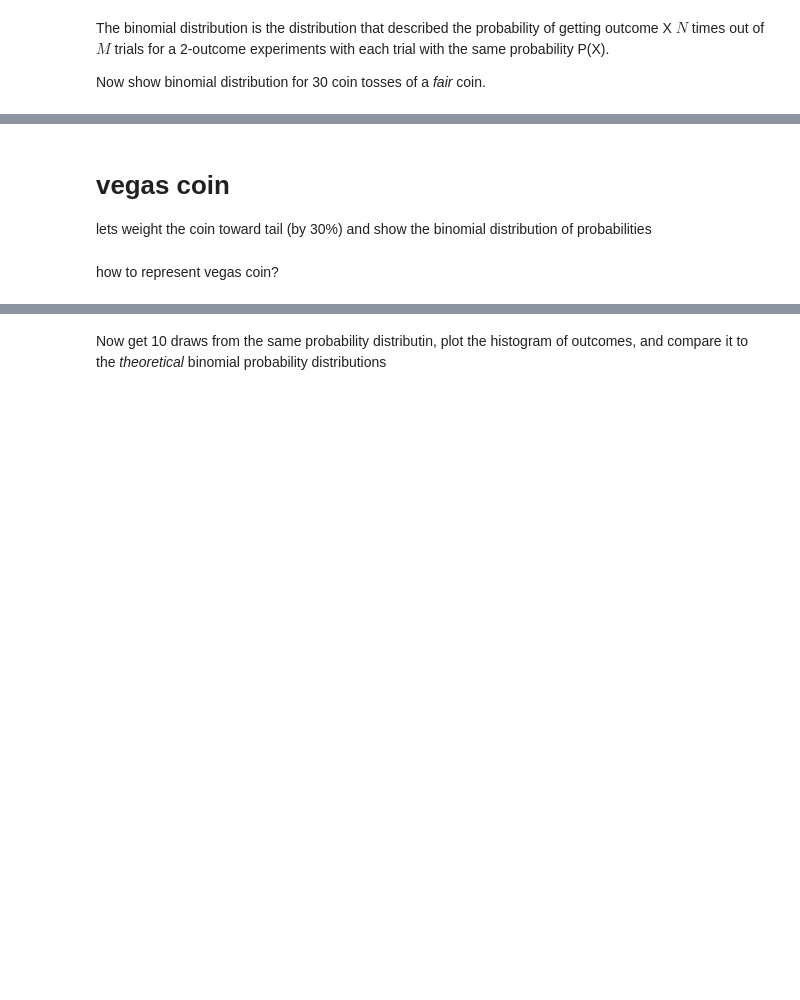
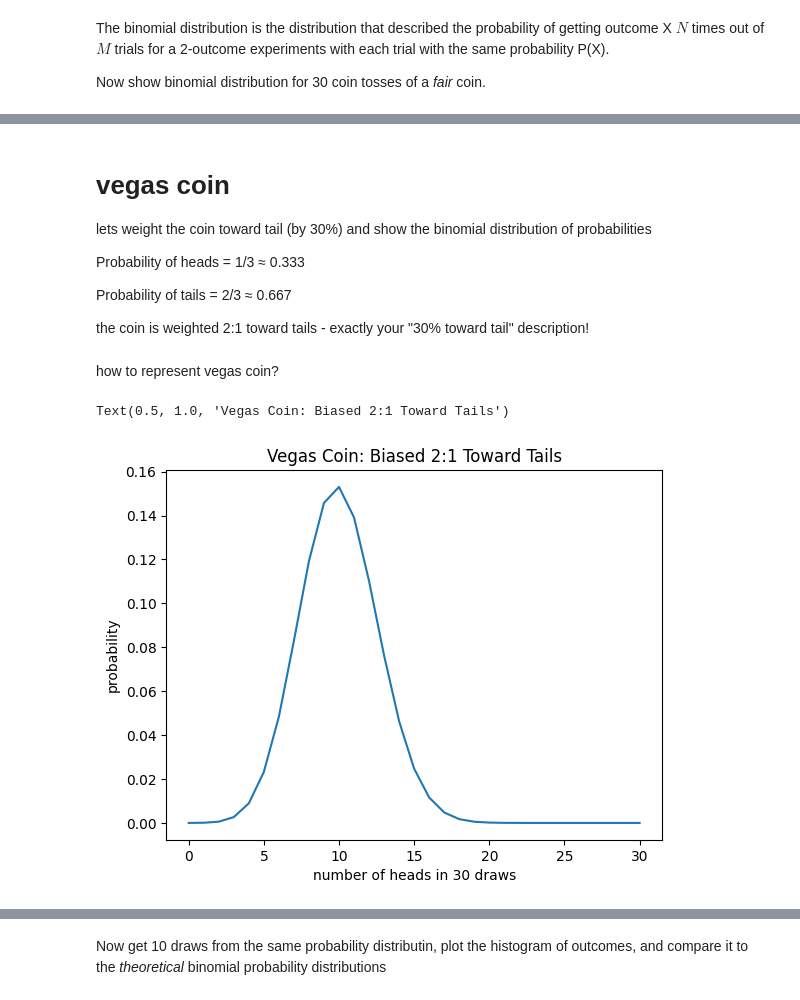
Before and after one commit to elhamkashi/DSPS_EKashi, a Jupyter notebook: Labs/stat/Instructions_coin_tosses.ipynb, the cells around one changed output, grey strips where cells are left out. Drawn from its saved outputs; the diff is of its cells as text; code cells hidden in the pictures; blank space fills up the shorter version.

```diff
--- a/Labs/stat/Instructions_coin_tosses.ipynb
+++ b/Labs/stat/Instructions_coin_tosses.ipynb
@@ -66,5 +78,20 @@ plt.ylabel("probability");
 # %% [markdown]
 # vegas coin
 lets weight the coin toward tail (by 30%) and show the binomial distribution of probabilities
+
+Probability of heads = 1/3 ≈ 0.333
+
+Probability of tails = 2/3 ≈ 0.667
+
+ the coin is weighted 2:1 toward tails - exactly your "30% toward tail" description!
 # %% [markdown]
 how to represent vegas coin?
+# %%
+plt.plot(support, sp.stats.binom.pmf(support, 30, 1/3));
+#P(k heads in 30 tosses) = C(30, k) × (1/3)^k × (2/3)^(30-k)
+plt.xlabel("number of heads in 30 draws")
+plt.ylabel("probability")
+plt.title("Vegas Coin: Biased 2:1 Toward Tails")
+# %% [output]
+Text(0.5, 1.0, 'Vegas Coin: Biased 2:1 Toward Tails')
+[figure, added]
```
Also changed, not shown: parts of 28 cells of this notebook.
